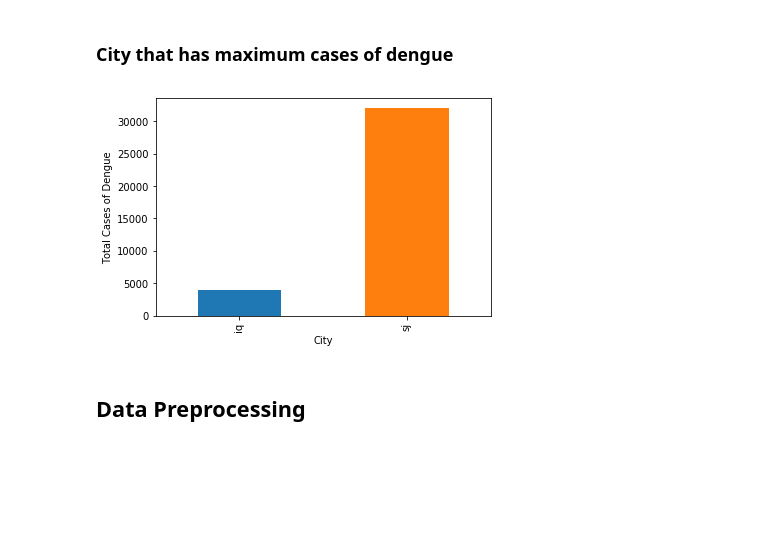
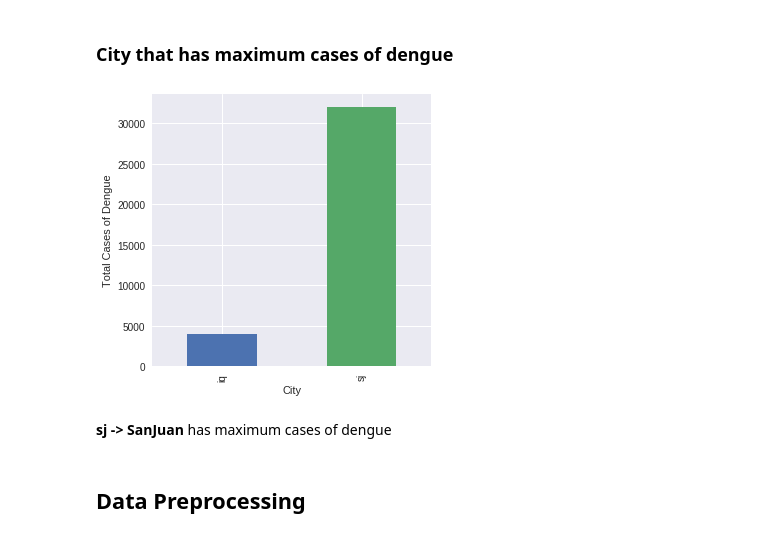
Before and after one commit to sansha94/DengAI, a Jupyter notebook: train.ipynb, the cells around one changed output. Saved outputs shown, nothing was run; the diff lists cells and outputs as text; code cells hidden in the pictures; blank space fills up the shorter version.

```diff
--- a/train.ipynb
+++ b/train.ipynb
@@ -50,3 +52,7 @@ dengue_labels.head()
+# %%
+plt.style.use('seaborn') # Setting plot style
+
+plt.rcParams['figure.figsize'] = [10, 8] # Setting plot size
 # %% [markdown]
 ### Finding the year that has maximum cases of dengue
 # %%
@@ -67,12 +73,15 @@ So, Year 1994 faced maximum cases of dengue
 # %%
 city_affected = dengue_labels.groupby(['city'])['total_cases'].agg('sum')
 
 city_affected.plot(kind='bar')
+plt.rcParams['figure.figsize'] = [5, 5]
 plt.xlabel('City')
 plt.ylabel('Total Cases of Dengue')
 plt.show()
 # %% [output]
-[figure, old version]
+[figure, new version]
+# %% [markdown]
+**sj -> SanJuan** has maximum cases of dengue
 # %% [markdown]
 ## Data Preprocessing
 # %% [markdown]
```
Also changed, not shown: parts of 13 cells of this notebook.
